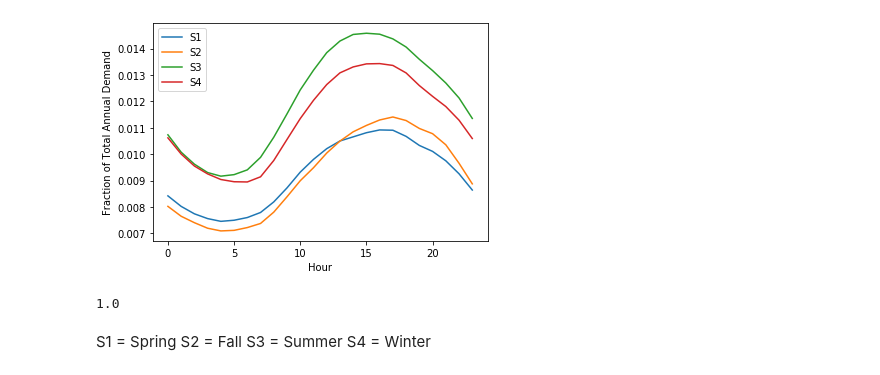
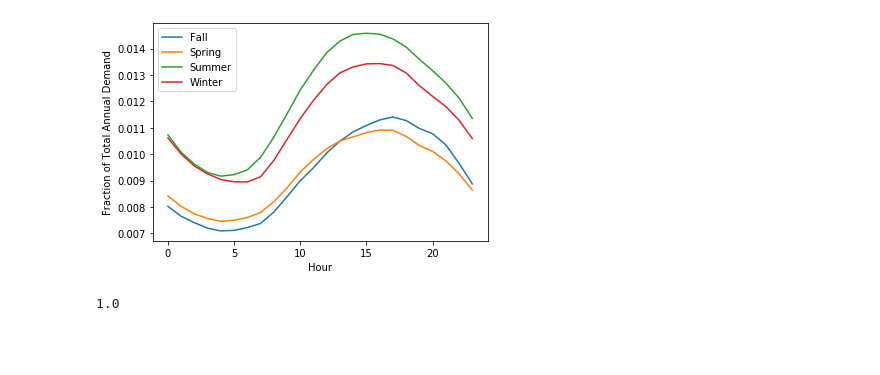
Before and after one commit to arfc/2021-04-nm-illinois, a Jupyter notebook: data/il_hourly_demand.ipynb, the cells around one changed output. Saved outputs shown, nothing was run; the diff lists cells and outputs as text; code cells hidden in the pictures; blank space fills up the shorter version.

Commit message:
updates SD5 with seasonal profiles for renewables and renames seasons

```diff
--- a/data/il_hourly_demand.ipynb
+++ b/data/il_hourly_demand.ipynb
@@ -42,22 +22,17 @@ df[df.season == 'S1']
 # %%
-seasons = ['S1', 'S2', 'S3', 'S4']
+seasons = np.unique(df.season)
 
 fig, ax = plt.subplots()
 fig.figsize=(12,9)
 for season in seasons:
     ax.plot(range(24), df[df.season == season].demand_frac, label=season.capitalize())
 plt.xlabel('Hour')
 ax.legend()
 ax.set_ylabel('Fraction of Total Annual Demand')
 plt.show()
 # %% [output]
-[figure, old version]
+[figure, new version]
 # %%
 df.demand_frac.sum()
 # %% [output]
 1.0
-# %% [markdown]
-S1 = Spring
-S2 = Fall
-S3 = Summer
-S4 = Winter
```
Also changed, not shown: parts of 2 cells of this notebook, 2 other files.
